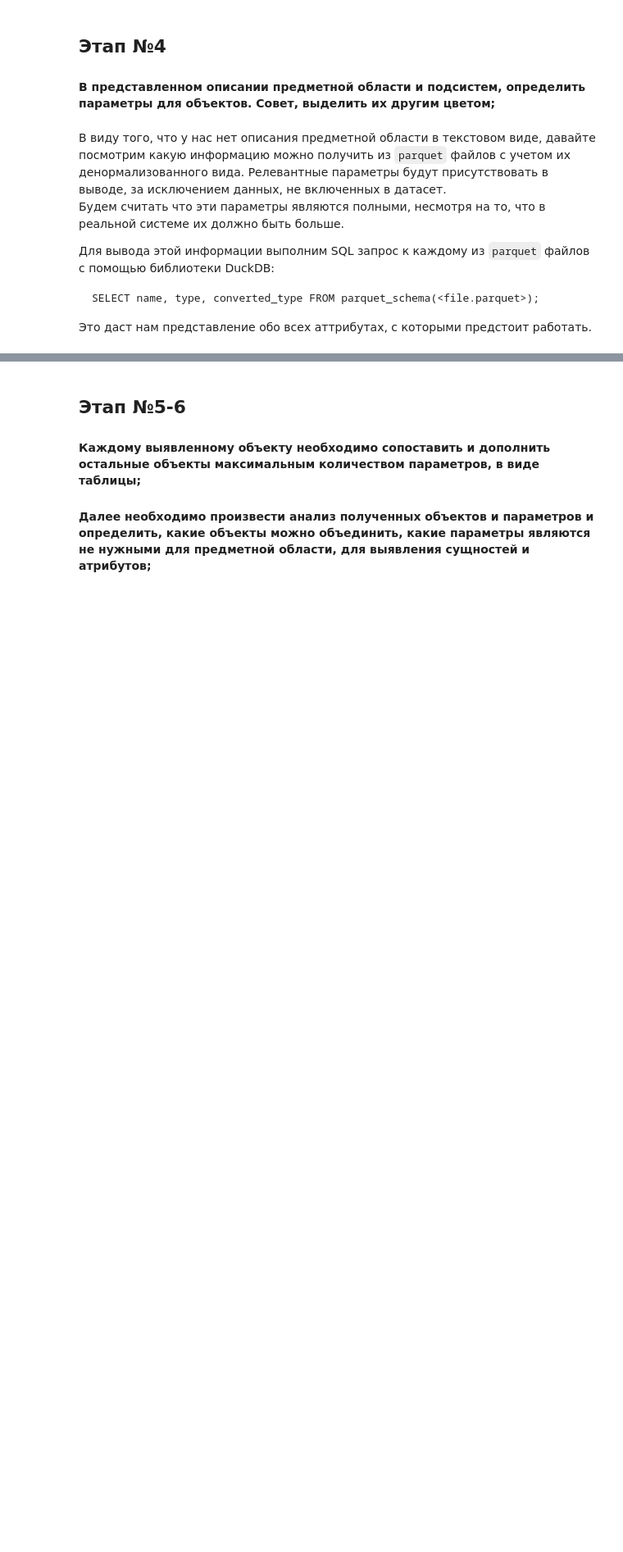
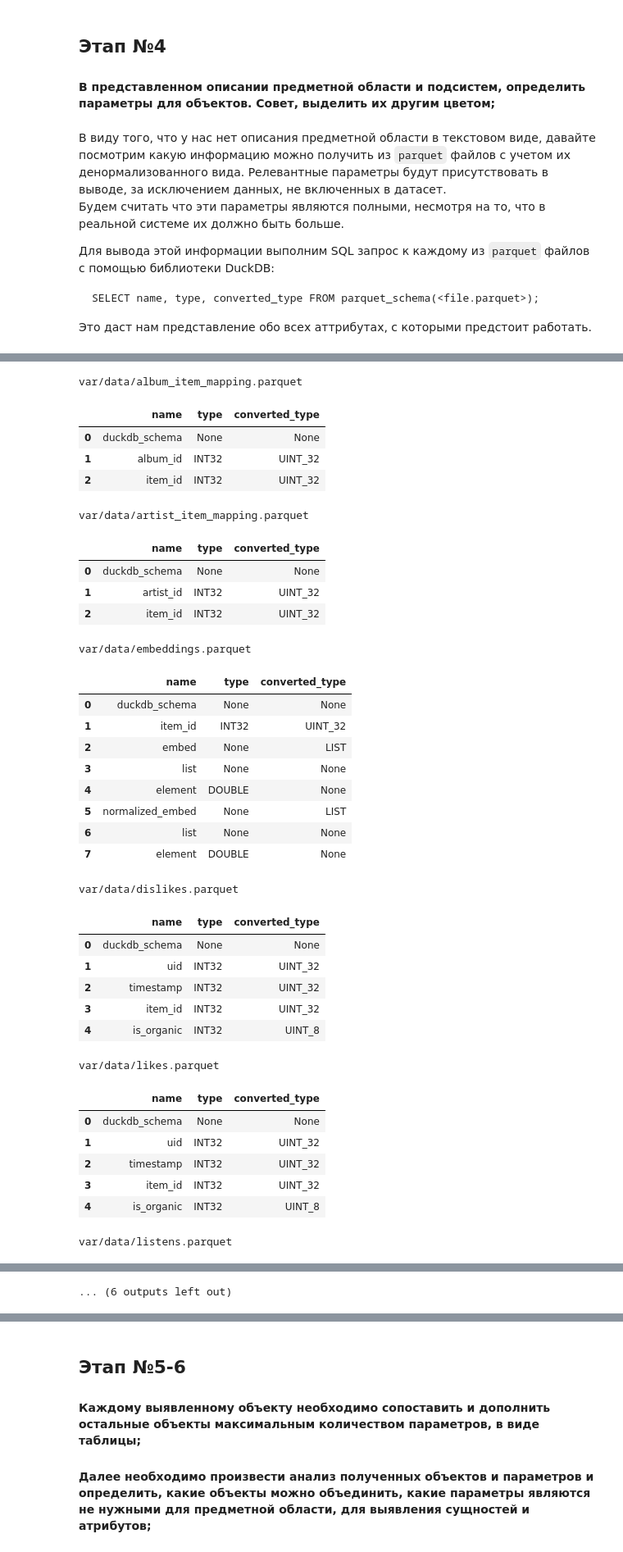
Before and after one commit to nikolyabb/college-homework, a Jupyter notebook: RDBMS/Intro_to_RDBMS.ipynb, the cells around one changed output, grey strips where cells are left out. Shown: that part at 82% size. Drawn from its saved outputs; the diff is of its cells as text; code cells hidden in the pictures; blank space fills up the shorter version.

```diff
--- a/RDBMS/Intro_to_RDBMS.ipynb
+++ b/RDBMS/Intro_to_RDBMS.ipynb
@@ -143,0 +112,58 @@ for file_path in dset_files:
+# %%
+import pandas as pd
+import duckdb
+
+local_files = [
+    "var/data/album_item_mapping.parquet",
+    "var/data/artist_item_mapping.parquet",
+    "var/data/embeddings.parquet",
+    "var/data/dislikes.parquet",
+    "var/data/likes.parquet",
+    "var/data/listens.parquet",
+    "var/data/multi_event.parquet",
+    "var/data/undislikes.parquet",
+    "var/data/unlikes.parquet"
+]
+
+for file_path in local_files:
+    query = f"SELECT name, type, converted_type FROM parquet_schema('{file_path}')"
+    schema_info = duckdb.sql(query).df()
+
+    print(file_path)
+    display(schema_info)
+# %% [output]
+var/data/album_item_mapping.parquet
+|  | name | type | converted_type |
+| 0 | duckdb_schema | None | None |
+| 1 | album_id | INT32 | UINT_32 |
+| 2 | item_id | INT32 | UINT_32 |
+var/data/artist_item_mapping.parquet
+|  | name | type | converted_type |
+| 0 | duckdb_schema | None | None |
+| 1 | artist_id | INT32 | UINT_32 |
+| 2 | item_id | INT32 | UINT_32 |
+var/data/embeddings.parquet
+|  | name | type | converted_type |
+| 0 | duckdb_schema | None | None |
+| 1 | item_id | INT32 | UINT_32 |
+| 2 | embed | None | LIST |
+| 3 | list | None | None |
+| 4 | element | DOUBLE | None |
+| 5 | normalized_embed | None | LIST |
+| 6 | list | None | None |
+| 7 | element | DOUBLE | None |
+var/data/dislikes.parquet
+|  | name | type | converted_type |
+| 0 | duckdb_schema | None | None |
+| 1 | uid | INT32 | UINT_32 |
+| 2 | timestamp | INT32 | UINT_32 |
+| 3 | item_id | INT32 | UINT_32 |
+| 4 | is_organic | INT32 | UINT_8 |
+var/data/likes.parquet
+|  | name | type | converted_type |
+| 0 | duckdb_schema | None | None |
+| 1 | uid | INT32 | UINT_32 |
+| 2 | timestamp | INT32 | UINT_32 |
+| 3 | item_id | INT32 | UINT_32 |
+| 4 | is_organic | INT32 | UINT_8 |
+var/data/listens.parquet
@@ -144,3 +178,4 @@ for file_path in dset_files:
+... (6 outputs left out)
 # %% [markdown]
 #### Таким образом мы получили следующую картинку:
 
```
Also changed, not shown: parts of 16 cells of this notebook.
